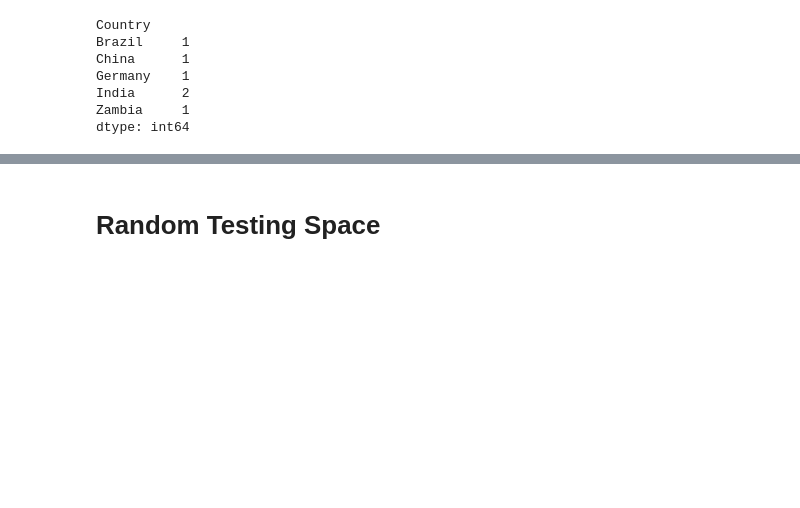
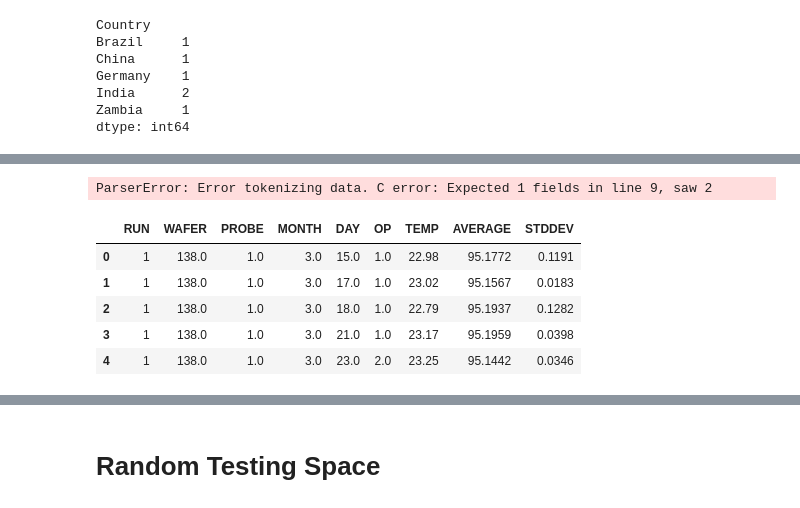
Before and after one commit to ag-ds-bubble/GIDS-2020-Time-Series-Forecasting-Workshop, a Jupyter notebook: Notebooks/Segment 1/02-Pandas Introduction.ipynb, the cells around one changed output, grey strips where cells are left out. Cells and saved outputs as stored; diff of their text form; code cells hidden in the pictures; blank space fills up the shorter version.

```diff
--- a/Notebooks/Segment 1/02-Pandas Introduction.ipynb
+++ b/Notebooks/Segment 1/02-Pandas Introduction.ipynb
@@ -341,0 +386,18 @@ dtype: int64
+# %%
+pd.read_csv(mpc61_datapath)
+# %% [output]
+ParserError: Error tokenizing data. C error: Expected 1 fields in line 9, saw 2
+# %%
+mpc61_data = pd.read_fwf(mpc61_datapath,
+                         skiprows=range(50),
+                         names=['RUN', 'WAFER', 'PROBE',
+                                'MONTH', 'DAY', 'OP',
+                                'TEMP', 'AVERAGE', 'STDDEV'])
+mpc61_data.head()
+# %% [output]
+|  | RUN | WAFER | PROBE | MONTH | DAY | OP | TEMP | AVERAGE | STDDEV |
+| 0 | 1 | 138.0 | 1.0 | 3.0 | 15.0 | 1.0 | 22.98 | 95.1772 | 0.1191 |
+| 1 | 1 | 138.0 | 1.0 | 3.0 | 17.0 | 1.0 | 23.02 | 95.1567 | 0.0183 |
+| 2 | 1 | 138.0 | 1.0 | 3.0 | 18.0 | 1.0 | 22.79 | 95.1937 | 0.1282 |
+| 3 | 1 | 138.0 | 1.0 | 3.0 | 21.0 | 1.0 | 23.17 | 95.1959 | 0.0398 |
+| 4 | 1 | 138.0 | 1.0 | 3.0 | 23.0 | 2.0 | 23.25 | 95.1442 | 0.0346 |
```
Also changed, not shown: parts of 81 cells of this notebook, 9 other files.
